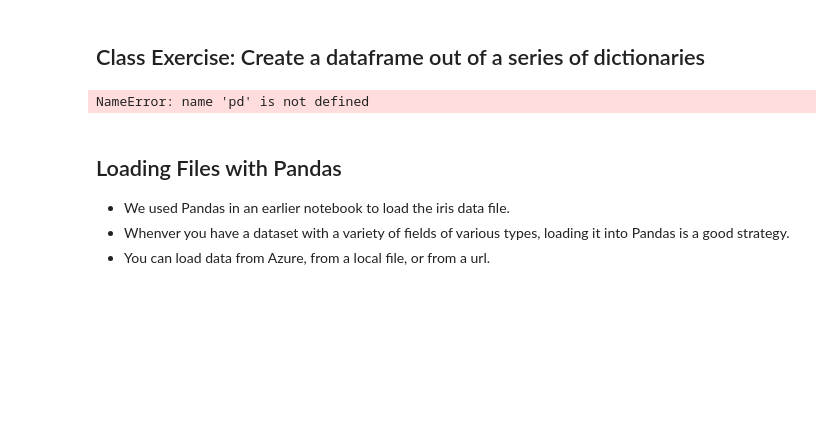
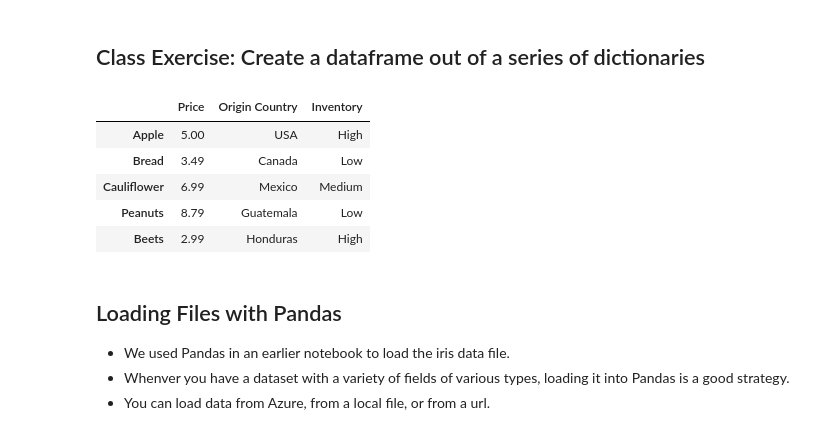
Before and after one commit to JyothsnaGH/PythonforFinance, a Jupyter notebook: Week3.ipynb, the cells around one changed output. Saved outputs shown, nothing was run; the diff lists cells and outputs as text; code cells hidden in the pictures; blank space fills up the shorter version.

```diff
--- a/Week3.ipynb
+++ b/Week3.ipynb
@@ -345,18 +360,23 @@ Index(['x', 'y', 'z'], dtype='object')
 # %%
 # Index is 4 items at grocery store,  column is price, country inventory
 
 products = {'Price' :
-            pd.Series([5., 7., 7., 4], index=['Apple','Bread', 'Cauliflower', 'Peanuts']),
+            pd.Series([5., 3.49, 6.99, 8.79,2.99], index=['Apple','Bread', 'Cauliflower', 'Peanuts', 'Beets']),
         'Origin Country' :
-            pd.Series(['USA', 'Canada', 'Mexico', 'Guatemala'], index=['Apple','Bread', 'Cauliflower', 'Peanuts']),
-        'z' :
-            pd.Series(['High', 'Low', 'Medium','Low'], index=[ 'Apple','Bread', 'Cauliflower', 'Peanuts'])
+            pd.Series(['USA', 'Canada', 'Mexico', 'Guatemala','Honduras'], index=['Apple','Bread', 'Cauliflower', 'Peanuts', 'Beets']),
+        'Inventory' :
+            pd.Series(['High', 'Low', 'Medium','Low','High'], index=[ 'Apple','Bread', 'Cauliflower', 'Peanuts', 'Beets'])
 }
 
 produce = pd.DataFrame(products)
 produce
 # %% [output]
-NameError: name 'pd' is not defined
+|  | Price | Origin Country | Inventory |
+| Apple | 5.00 | USA | High |
+| Bread | 3.49 | Canada | Low |
+| Cauliflower | 6.99 | Mexico | Medium |
+| Peanuts | 8.79 | Guatemala | Low |
+| Beets | 2.99 | Honduras | High |
 # %% [markdown]
 ## Loading Files with Pandas
 - We used Pandas in an earlier notebook to load the iris data file.
```
Also changed, not shown: parts of 7 cells of this notebook.
